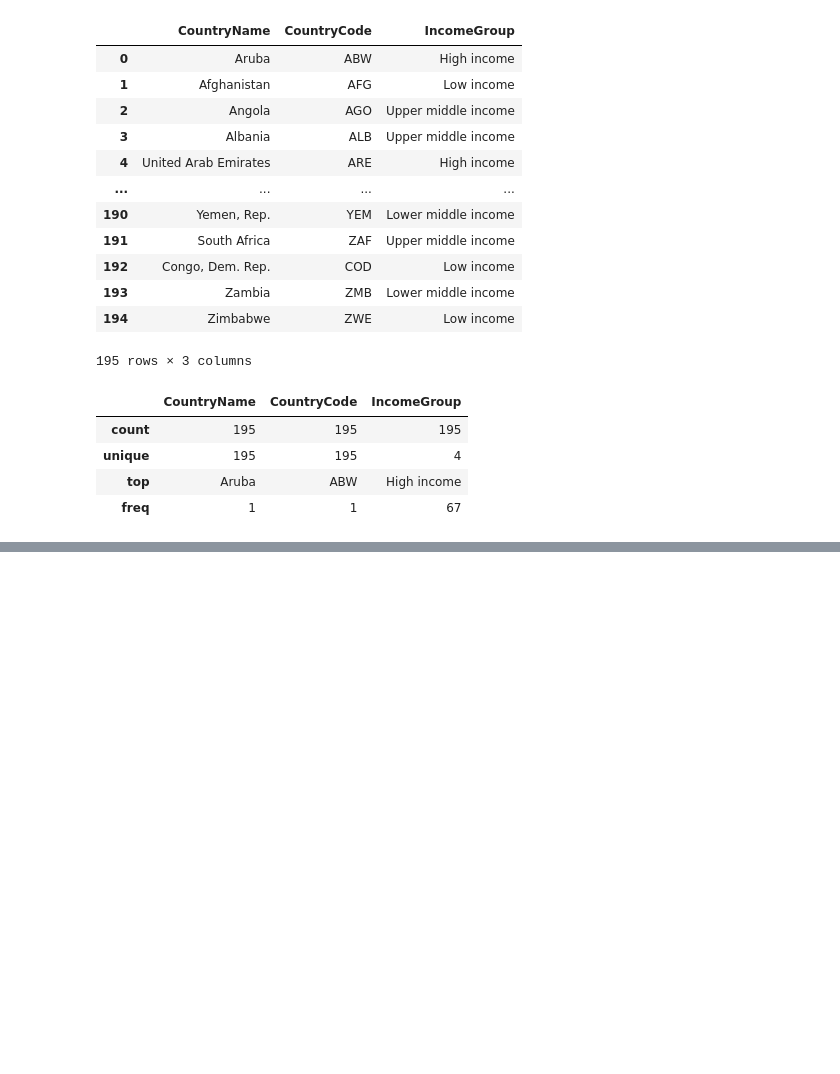
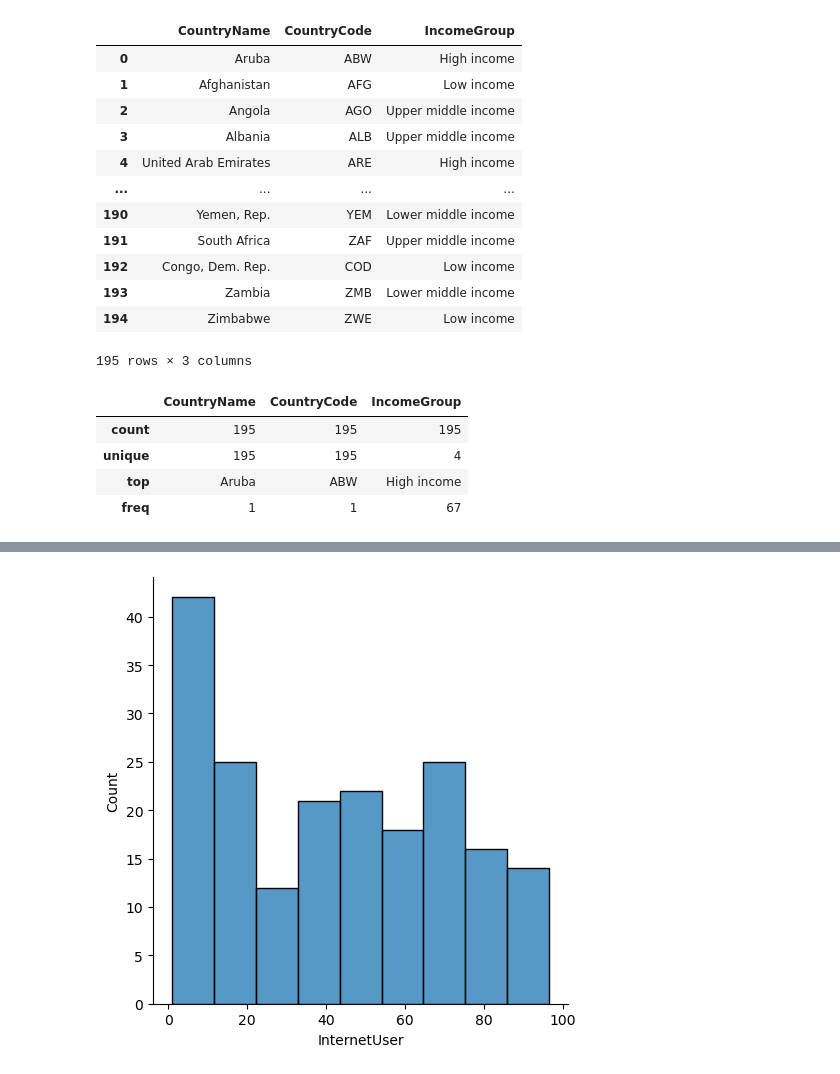
Before and after one commit to krishna0633/6-months, a Jupyter notebook: Gdp analysis.ipynb, the cells around one changed output, grey strips where cells are left out. Drawn from its saved outputs; the diff is of its cells as text; code cells hidden in the pictures; blank space fills up the shorter version.

```diff
--- a/Gdp analysis.ipynb
+++ b/Gdp analysis.ipynb
@@ -287,0 +705,5 @@ df_cat.describe()
+# %%
+vis2=sns.displot(df["InternetUser"])
+plt.show()
+# %% [output]
+[figure, added]
```
Also changed, not shown: parts of 54 cells of this notebook.
